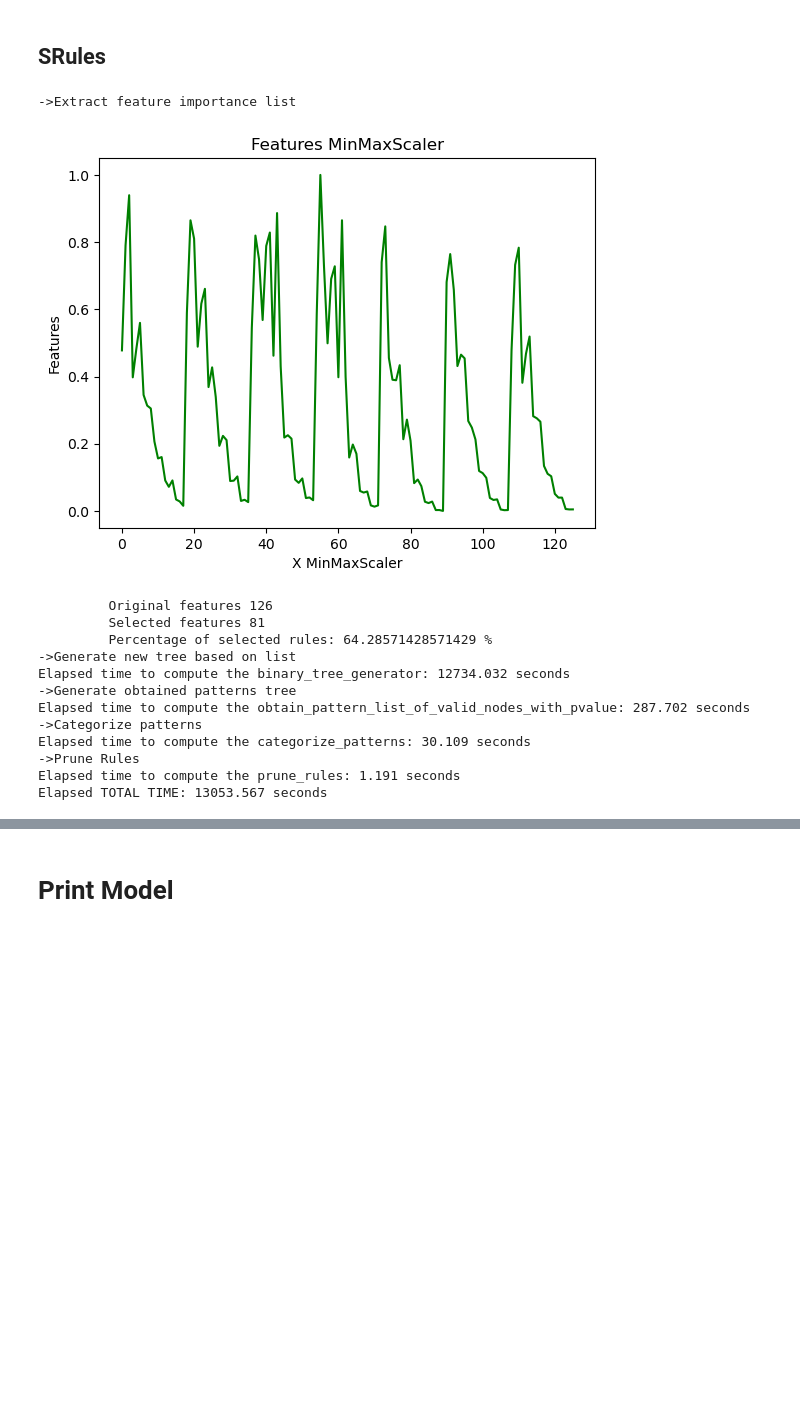
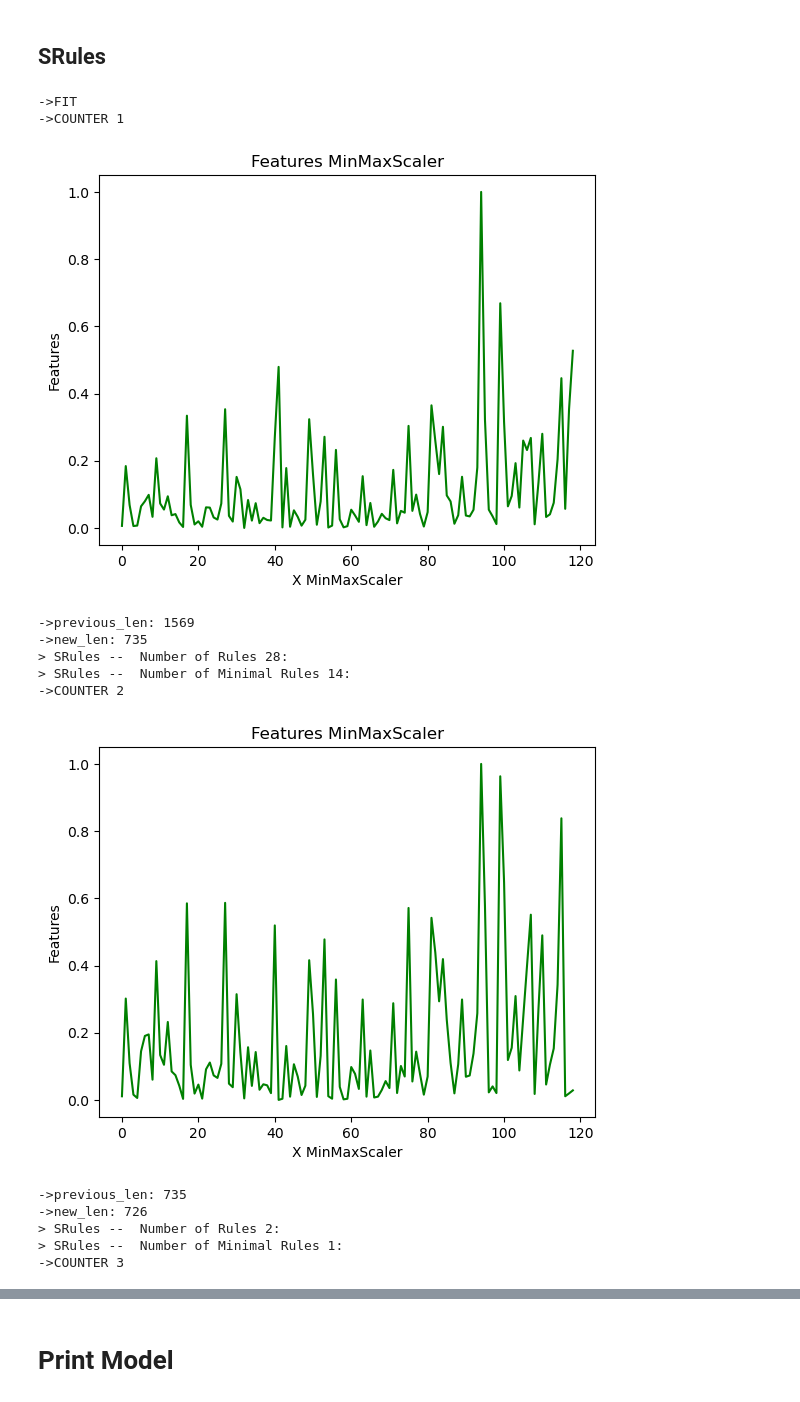
Before and after one commit to marioopv/SRules, a Jupyter notebook: notebooks/SRules/SRules_example.ipynb, the cells around one changed output, grey strips where cells are left out. Saved outputs shown, nothing was run; the diff lists cells and outputs as text; code cells hidden in the pictures; blank space fills up the shorter version.

```diff
--- a/notebooks/SRules/SRules_example.ipynb
+++ b/notebooks/SRules/SRules_example.ipynb
@@ -13,25 +13,8 @@ from sklearn import metrics
 # %%
 
 from notebooks.SRules.read_datasets import read_dataset
-dataset_names = [
-    "divorce",
-    "kr-vs-kp",
-    "australian",
-    "criotherapy",
-    "data_banknote_authentication",
-    "haberman",
-    "mammographic_masses",
-    "segmentation",
-    "tic-tac-toe",
-    "wisconsin",
-    "salud-covid",
-    "SPECT",
-    "ionosphere",
-    "connect-4",
-    "credit"
-]
-filename = "connect-4"
-#filename = "divorce"
+
+filename = "salud-covid"
 test_size=0.1
 path = f'../..'
 dataset_path_name = f'{path}/data/{filename}.csv'
@@ -81,35 +64,35 @@ RandomForestClassifier()
 # %%
 from SRules.SRules import SRules
 
 import time
 start_time = time.time()
 rules = SRules(
                 feature_names=dataset.feature_names,
                 target_value_name = dataset.target_names,
                 display_features = True,
-                display_logs = True,
-                chi_square_percent_point_function = 0.99,
+                display_logs = False,
+                chi_square_percent_point_function = 0.95,
                 scale_feature_coefficient = 0.1,
                 min_accuracy_coefficient = 0.95,
-                min_number_class_per_node = 3
+                min_number_class_per_node = 5
             )
 # Fit model
-rules.fit(encoded_train_pandas_dataset, ensemble.feature_importances_)
+rules.fit(X_train, y_train, encoded_train_pandas_dataset, ensemble.feature_importances_)
 
 elapsed_time = time.time() - start_time
 print(f"Elapsed TOTAL TIME: {elapsed_time:.3f} seconds")
 # %% [output]
-->Extract feature importance list
+->FIT
+->COUNTER 1
-[figure, old version]
+[figure, new version]
-         Original features 126
-         Selected features 81
-         Percentage of selected rules: 64.28571428571429 %
-->Generate new tree based on list
-Elapsed time to compute the binary_tree_generator: 12734.032 seconds
-->Generate obtained patterns tree
-Elapsed time to compute the obtain_pattern_list_of_valid_nodes_with_pvalue: 287.702 seconds
-->Categorize patterns
-Elapsed time to compute the categorize_patterns: 30.109 seconds
-->Prune Rules
-Elapsed time to compute the prune_rules: 1.191 seconds
-Elapsed TOTAL TIME: 13053.567 seconds
+->previous_len: 1569
+->new_len: 735
+> SRules --  Number of Rules 28:
+> SRules --  Number of Minimal Rules 14:
+->COUNTER 2
+[figure, added]
+->previous_len: 735
+->new_len: 726
+> SRules --  Number of Rules 2:
+> SRules --  Number of Minimal Rules 1:
+->COUNTER 3
```
Also changed, not shown: parts of 6 cells of this notebook, 6 other files.
